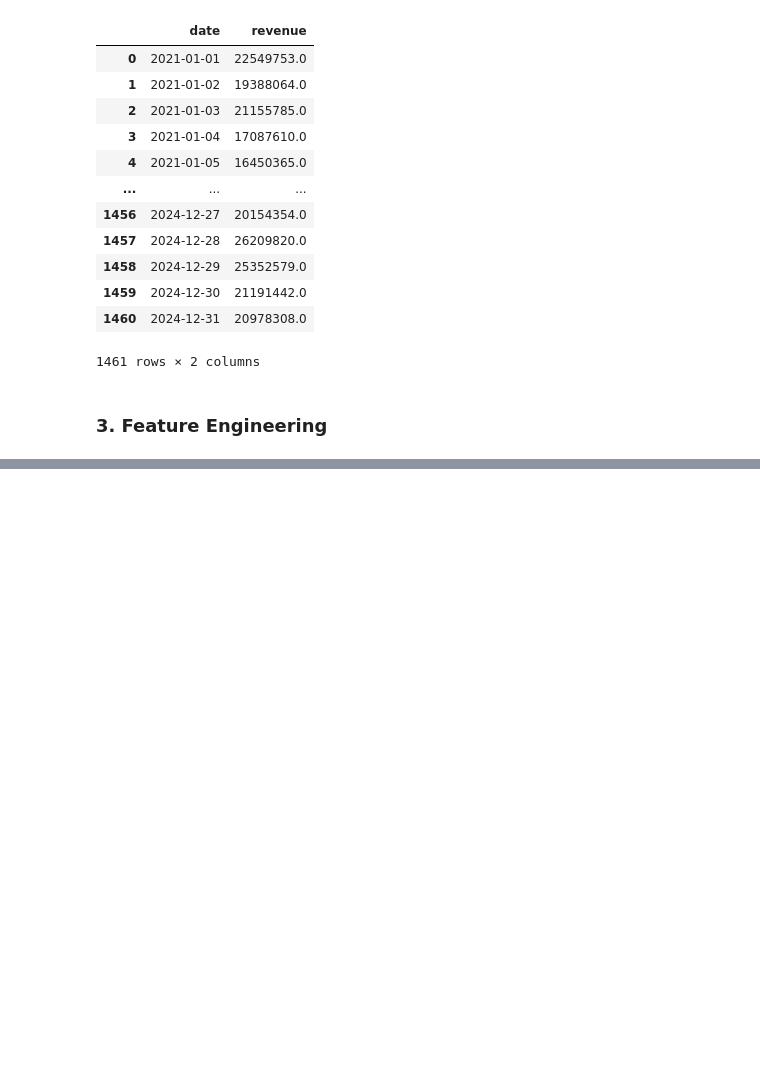
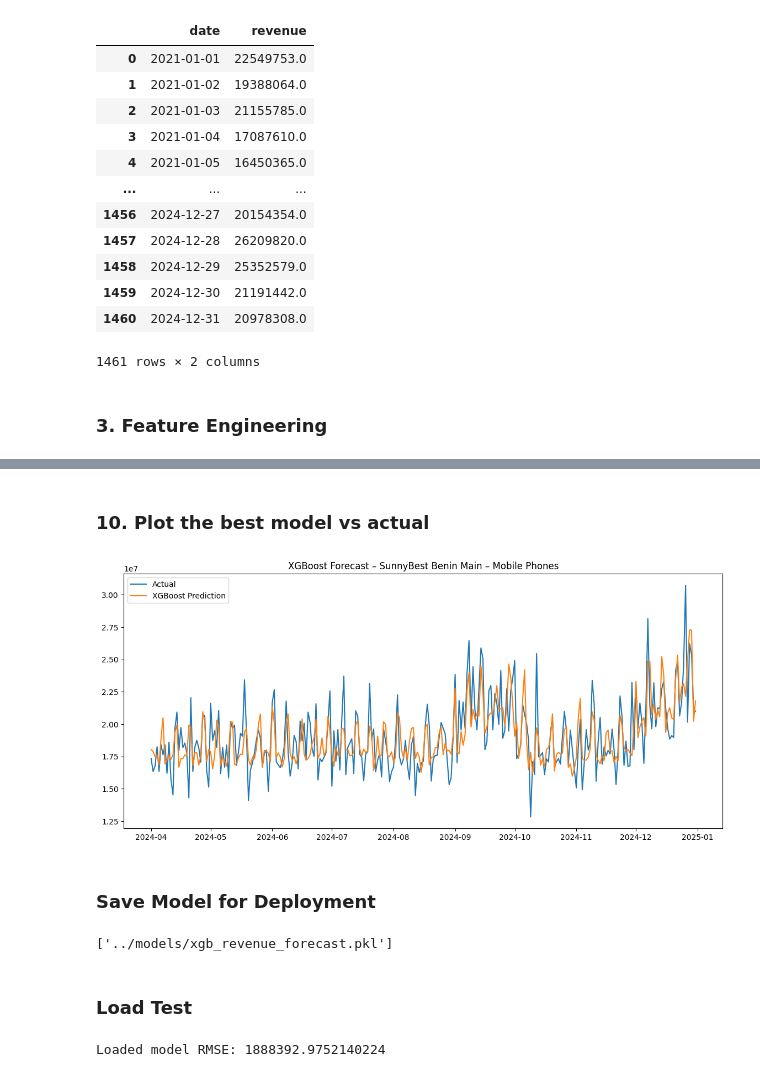
Before and after one commit to Bonaboss01/retail-sales-forecasting-genai, a Jupyter notebook: notebooks/03_ml_forecasting.ipynb, the cells around one changed output, grey strips where cells are left out. Drawn from its saved outputs; the diff is of its cells as text; code cells hidden in the pictures; blank space fills up the shorter version.

Commit message:
Completed 03_ml_forecasting notebook

```diff
--- a/notebooks/03_ml_forecasting.ipynb
+++ b/notebooks/03_ml_forecasting.ipynb
@@ -90,0 +99,11 @@ ts.head()
+# %%
+split = int(len(ts) * 0.8)
+
+train = ts.iloc[:split]
+test  = ts.iloc[split:]
+
+X_train = train.drop(["date", "revenue"], axis=1)
+y_train = train["revenue"]
+
+X_test = test.drop(["date", "revenue"], axis=1)
+y_test = test["revenue"]
@@ -90,0 +112,6 @@ ts.head()
+# %%
+
+lr = LinearRegression()
+lr.fit(X_train, y_train)
+
+pred_lr = lr.predict(X_test)
@@ -90,0 +120,5 @@ ts.head()
+# %%
+rf = RandomForestRegressor(n_estimators=300, random_state=42)
+rf.fit(X_train, y_train)
+
+pred_rf = rf.predict(X_test)
@@ -90,0 +127,12 @@ ts.head()
+# %%
+xgb = XGBRegressor(
+    n_estimators=500,
+    learning_rate=0.05,
+    max_depth=7,
+    subsample=0.8,
+    colsample_bytree=0.8,
+    random_state=42,
+)
+xgb.fit(X_train, y_train)
+
+pred_xgb = xgb.predict(X_test)
@@ -90,0 +194,32 @@ ts.head()
+# %% [markdown]
+### 10. Plot the best model vs actual
+# %%
+test_plot = test.copy()
+test_plot["pred"] = pred_xgb
+
+plt.figure(figsize=(14,6))
+plt.plot(test_plot["date"], test_plot["revenue"], label="Actual")
+plt.plot(test_plot["date"], test_plot["pred"], label="XGBoost Prediction")
+plt.legend()
+plt.title(f"XGBoost Forecast – {store_name} – {category}")
+plt.show()
+# %% [output]
+[figure, added]
+# %% [markdown]
+### Save Model for Deployment
+# %%
+joblib.dump(xgb, "../models/xgb_revenue_forecast.pkl")
+# %% [output]
+['../models/xgb_revenue_forecast.pkl']
+# %% [markdown]
+### Load Test
+# %%
+# Load the saved model
+loaded_model = joblib.load("../models/xgb_revenue_forecast.pkl")
+
+# Sanity check: predict on the same X_test
+y_pred_loaded = loaded_model.predict(X_test)
+
+print("Loaded model RMSE:", rmse(y_test, y_pred_loaded))
+# %% [output]
+Loaded model RMSE: 1888392.9752140224
```
Also changed, not shown: parts of 12 cells of this notebook.
